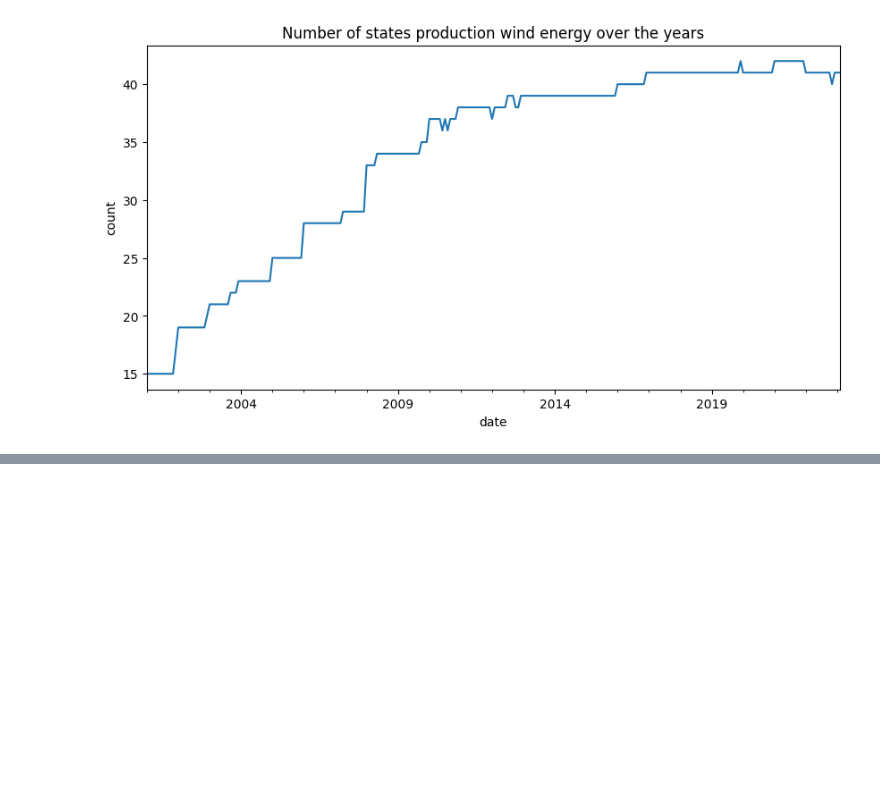
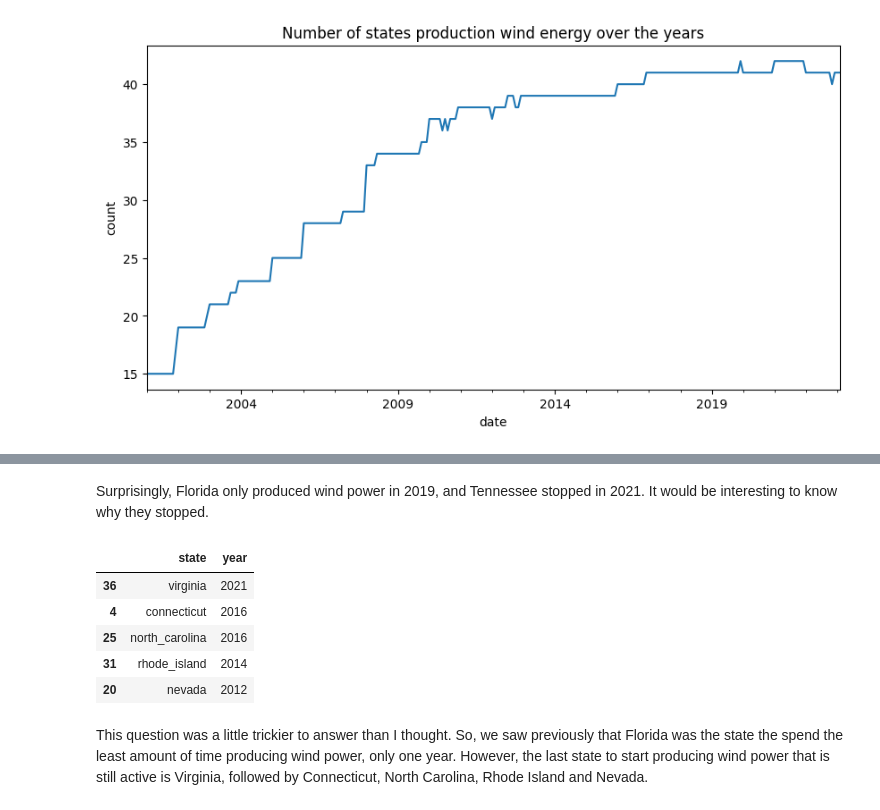
Before and after one commit to abasilio91/DS-wind_production_US, a Jupyter notebook: wind-power-production-statistical-study.ipynb, the cells around one changed output, grey strips where cells are left out. Cells and saved outputs as stored; diff of their text form; code cells hidden in the pictures; blank space fills up the shorter version.

Commit message:
answering all the historical questions

```diff
--- a/wind-power-production-statistical-study.ipynb
+++ b/wind-power-production-statistical-study.ipynb
@@ -513,0 +530,5 @@ plt.legend(bbox_to_anchor=(1.05, 1));
+# %%
+# Who has been producing the longest?
+
+df_wind['year'] = df_wind.date.dt.year
+df_wind.query('production > 0').groupby('state')['year'].nunique().sort_values(ascending=False)
@@ -513,0 +577,23 @@ plt.legend(bbox_to_anchor=(1.05, 1));
+# %% [markdown]
+Surprisingly, Florida only produced wind power in 2019, and Tennessee stopped in 2021. It would be interesting to know why they stopped.
+# %%
+# What was the last state to start producing?
+
+started_at = {'state':[], 'year':[]} # get the year a particular state started producing wind power
+
+for i in df_wind.query('production > 0').state.unique():
+    if df_wind.query('production > 0 and state == @i').year.max() == 2023:
+        started_at['year'].append(df_wind.query('production > 0 and state == @i').year.min()) # get only those states that still producing wind power in 2023
+        started_at['state'].append(i)
+
+started_at = pd.DataFrame(started_at)
+started_at.sort_values(by='year', ascending=False)[:5]
+# %% [output]
+|  | state | year |
+| 36 | virginia | 2021 |
+| 4 | connecticut | 2016 |
+| 25 | north_carolina | 2016 |
+| 31 | rhode_island | 2014 |
+| 20 | nevada | 2012 |
+# %% [markdown]
+This question was a little trickier to answer than I thought. So, we saw previously that Florida was the state the spend the least amount of time producing wind power, only one year. However, the last state to start producing wind power that is still active is Virginia, followed by Connecticut, North Carolina, Rhode Island and Nevada.
```
Also changed, not shown: parts of 11 cells of this notebook, 1 other file.
